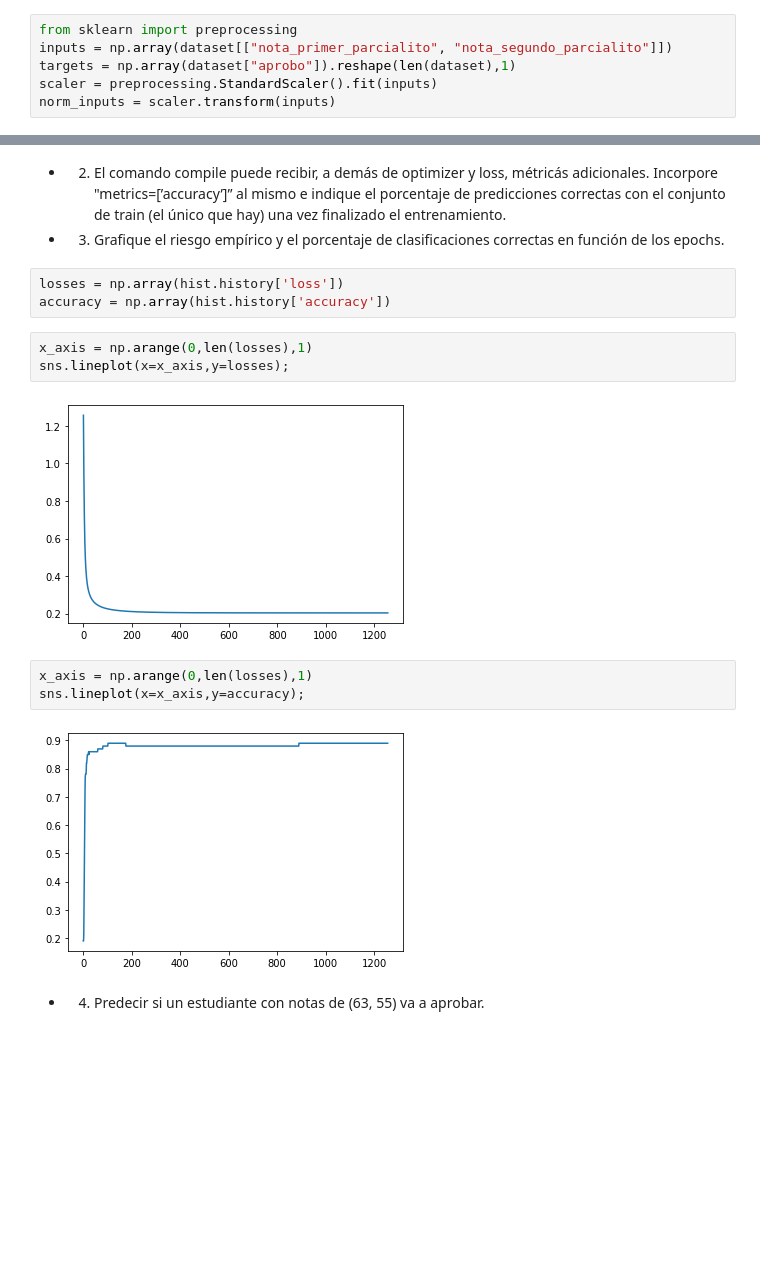
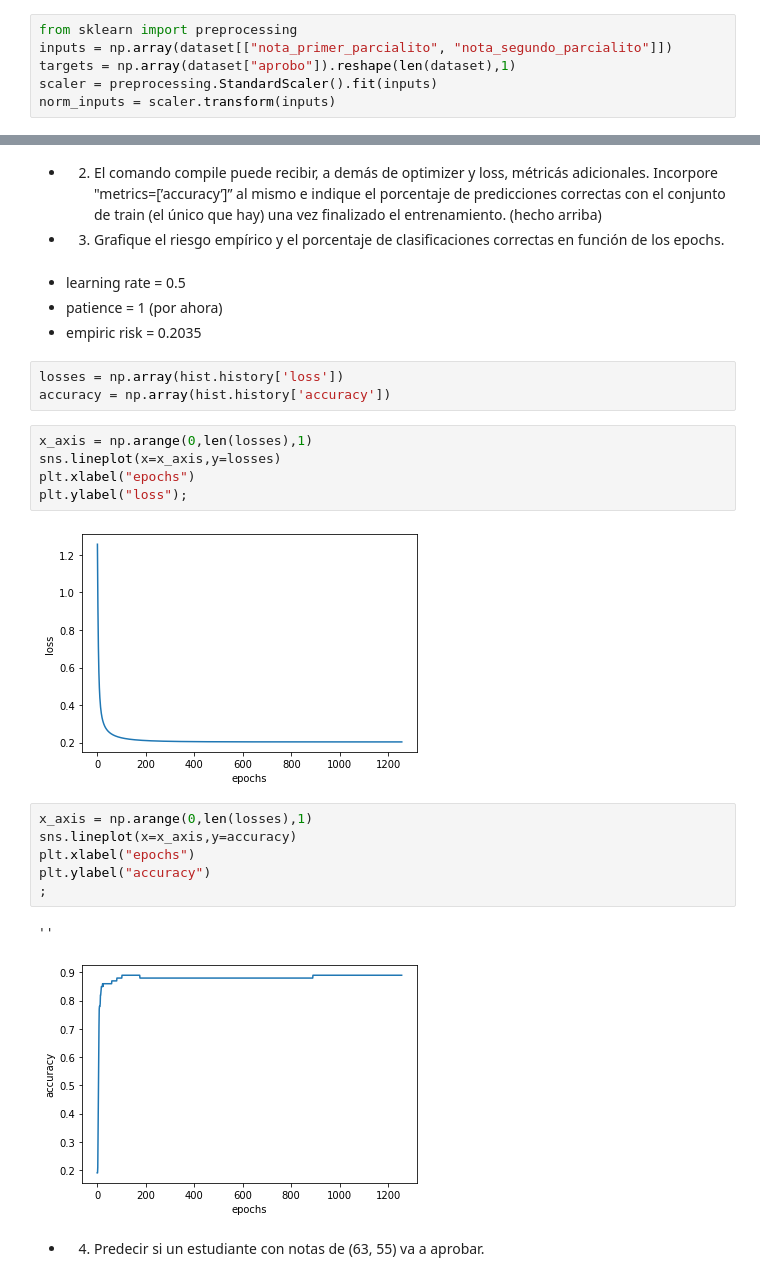
Before and after one commit to Nacho2904/pasantiacsc, a Jupyter notebook: regresion_logistica.ipynb, the cells around one changed output, grey strips where cells are left out. Saved outputs shown, nothing was run; the diff lists cells and outputs as text; blank space fills up the shorter version.

```diff
--- a/regresion_logistica.ipynb
+++ b/regresion_logistica.ipynb
@@ -82,22 +70,32 @@ Epoch 1257/100000
 1/1 [==============================] - 0s 6ms/step - loss: 0.2035 - accuracy: 0.8900
 # %% [markdown]
 - 2) El comando compile puede recibir, a demás de optimizer y loss, métricás adicionales. Incorpore "metrics=[’accuracy’]” al mismo e indique el porcentaje de predicciones correctas con el conjunto de train (el único que hay) una vez finalizado el
-entrenamiento.
+entrenamiento. (hecho arriba)
 - 3) Grafique el riesgo empírico y el porcentaje de clasificaciones correctas en función
 de los epochs.
+# %% [markdown]
+- learning rate = 0.5
+- patience = 1 (por ahora)
+- empiric risk = 0.2035
 # %%
 losses = np.array(hist.history['loss'])
 accuracy = np.array(hist.history['accuracy'])
 # %%
 x_axis = np.arange(0,len(losses),1)
-sns.lineplot(x=x_axis,y=losses);
+sns.lineplot(x=x_axis,y=losses)
+plt.xlabel("epochs")
+plt.ylabel("loss");
 # %% [output]
-[figure, old version]
+[figure, new version]
 # %%
 x_axis = np.arange(0,len(losses),1)
-sns.lineplot(x=x_axis,y=accuracy);
+sns.lineplot(x=x_axis,y=accuracy)
+plt.xlabel("epochs")
+plt.ylabel("accuracy")
+;
 # %% [output]
+''
-[figure, old version]
+[figure, new version]
 # %% [markdown]
 - 4) Predecir si un estudiante con notas de (63, 55) va a aprobar.
 # %%
```
Also changed, not shown: parts of 21 cells of this notebook.
